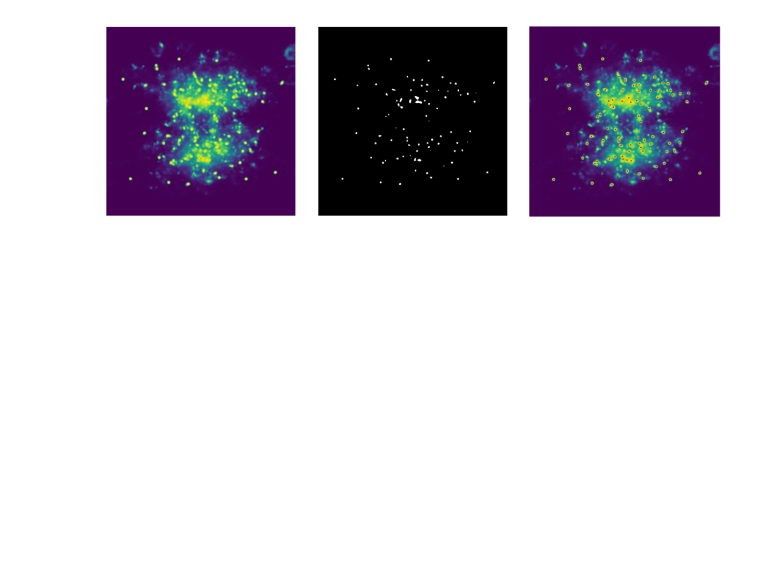
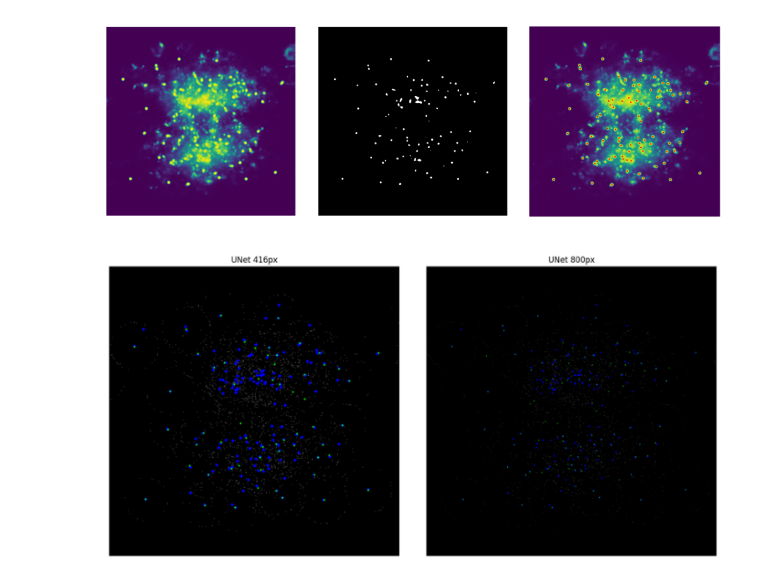
Before and after one commit to DanieleGhezzi25/A-Machine-Learning-Approach-for-Particle-Tracking-in-RICH-Detectors, a Jupyter notebook: UNet/plotsUNet.ipynb, the cells around one changed output. Cells and saved outputs as stored; diff of their text form; code cells hidden in the pictures; blank space fills up the shorter version.

```diff
--- a/UNet/plotsUNet.ipynb
+++ b/UNet/plotsUNet.ipynb
@@ -206,6 +206,39 @@ plot_avg_keypoints(binary416, average_pred416, f1_matrix416[:, np.where(threshol
 # %%
 import matplotlib.pyplot as plt
 from PIL import Image
+
+def affianca_immagini_due(img_path1, img_path2, height=400, save_path='comparison_images.png'):
+    """
+    Affianca due immagini PNG di dimensioni diverse, ridimensionandole
+    alla stessa altezza, senza assi e senza bordi.
+
+    Parametri:
+    - img_path1, img_path2: percorsi delle immagini
+    - height: altezza comune per tutte le immagini (pixel)
+    - save_path: percorso dove salvare l'immagine risultante
+    """
+    # Carica le immagini
+    imgs = [Image.open(p) for p in [img_path1, img_path2]]
+
+    # Ridimensiona tutte le immagini alla stessa altezza
+    resized_imgs = []
+    for img in imgs:
+        w, h = img.size
+        new_w = int(w * height / h)
+        resized_imgs.append(img.resize((new_w, height)))
+
+    # Crea figura con due subplot affiancati
+    total_width = sum(img.width for img in resized_imgs)
+    fig, axes = plt.subplots(1, 2, figsize=(total_width/100, height/100))
+
+    # Mostra le immagini senza assi
+    for ax, img in zip(axes, resized_imgs):
+        ax.imshow(img)
+        ax.axis('off')
+
+    plt.tight_layout()
+    plt.savefig(save_path, dpi=300)
+    plt.show()
 
 def affianca_immagini_tre(img_path1, img_path2, img_path3, height=400):
     """
@@ -247,3 +280,10 @@ img3 = '/user/gr1/delphi/dghezzi/UNet/points_on_heatmap.png'
 affianca_immagini_tre(img1, img2, img3)
 # %% [output]
 [figure]
+# %%
+img1 = '/user/gr1/delphi/dghezzi/img1.png'
+img2 = '/user/gr1/delphi/dghezzi/img2.png'
+
+affianca_immagini_due(img1, img2)
+# %% [output]
+[figure, added]
```
Also changed, not shown: parts of 1 cell of this notebook, 7 other files.
